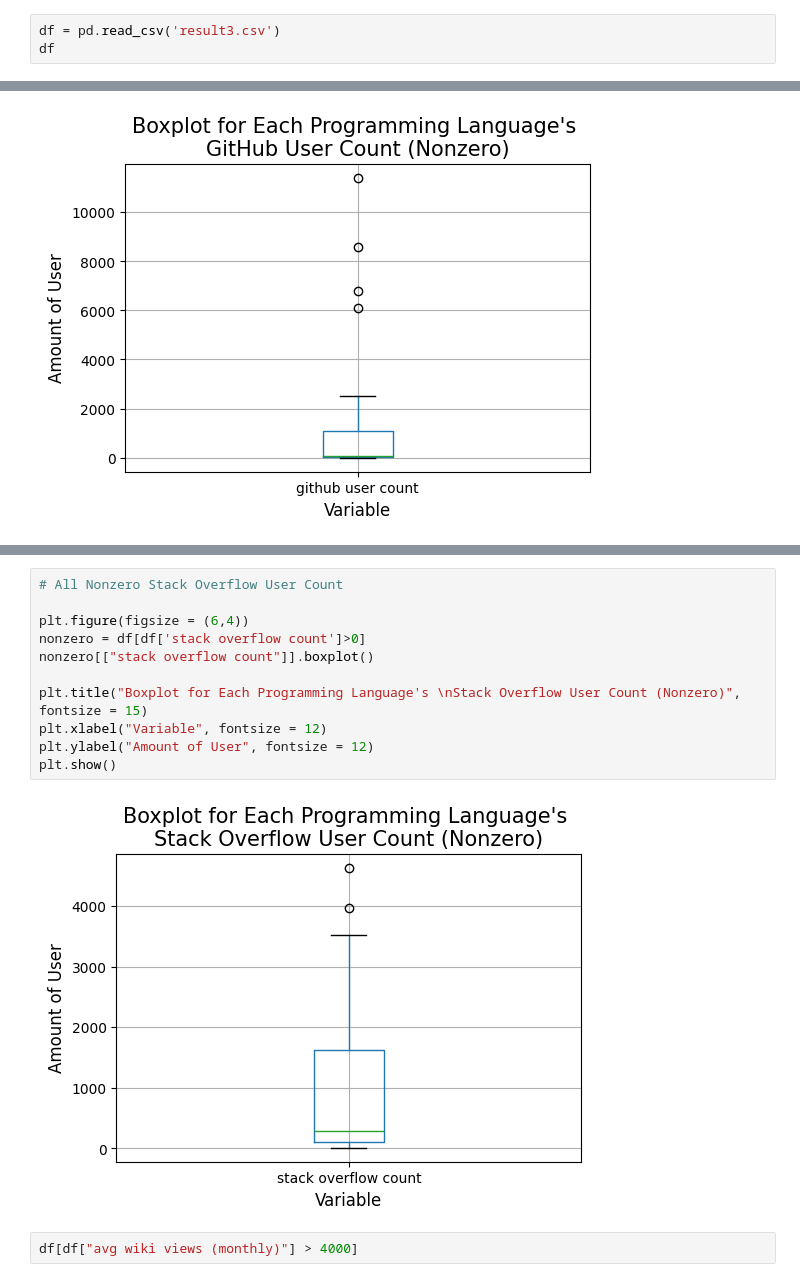
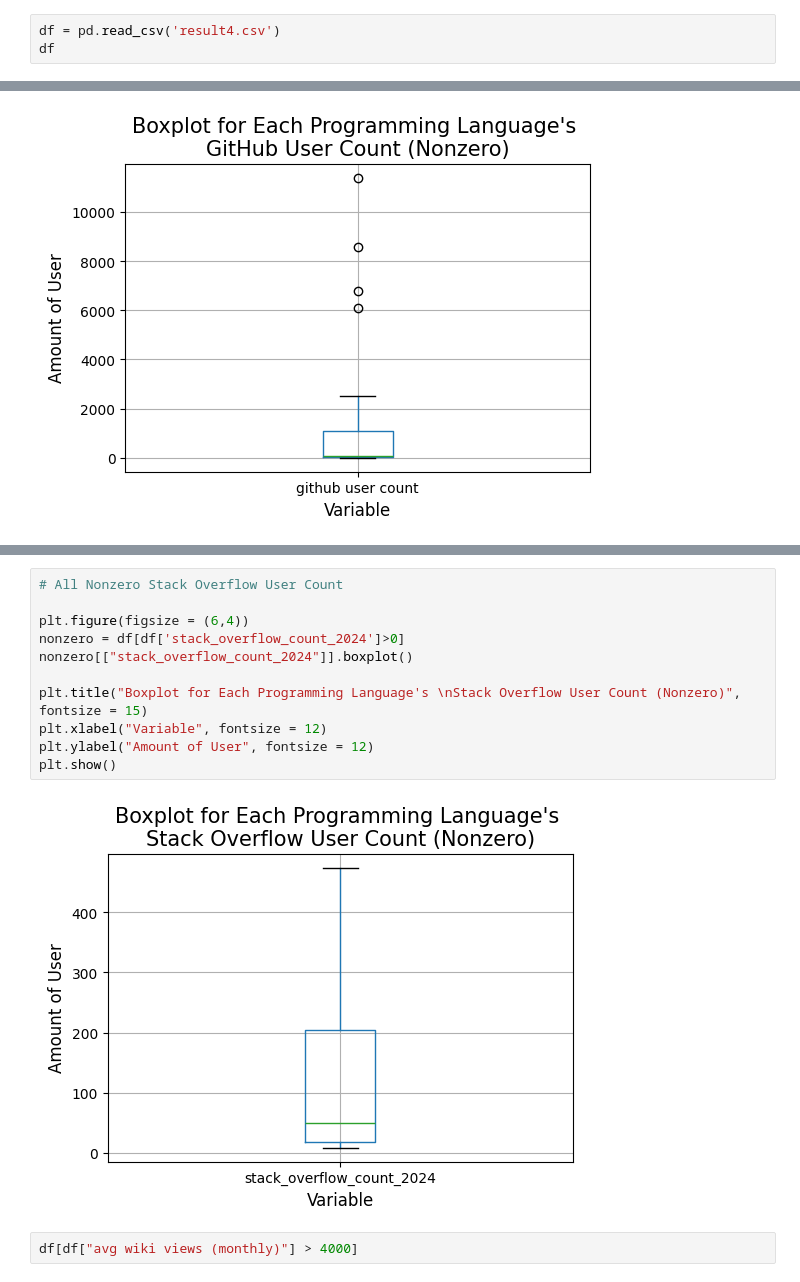
Before and after one commit to Ella-Raputri/FoDS-FinalProject, a Jupyter notebook: EDA/plot1.ipynb, the cells around one changed output, grey strips where cells are left out. Saved outputs shown, nothing was run; the diff lists cells and outputs as text.

```diff
--- a/EDA/plot1.ipynb
+++ b/EDA/plot1.ipynb
@@ -4,7 +4,7 @@ import numpy as np
 import seaborn as sns
 import matplotlib.pyplot as plt
 # %%
-df = pd.read_csv('result3.csv')
+df = pd.read_csv('result4.csv')
 df
 # %% [output]
 |  | programming language | tiobe index ratings | job amount | average salary | location | linkedin skill | ... |
@@ -174,16 +174,16 @@ plt.show()
 # %%
 # All Nonzero Stack Overflow User Count
 
 plt.figure(figsize = (6,4))
-nonzero = df[df['stack overflow count']>0]
-nonzero[["stack overflow count"]].boxplot()
+nonzero = df[df['stack_overflow_count_2024']>0]
+nonzero[["stack_overflow_count_2024"]].boxplot()
 
 plt.title("Boxplot for Each Programming Language's \nStack Overflow User Count (Nonzero)", fontsize = 15)
 plt.xlabel("Variable", fontsize = 12)
 plt.ylabel("Amount of User", fontsize = 12)
 plt.show()
 # %% [output]
-[figure, old version]
+[figure, new version]
 # %%
 df[df["avg wiki views (monthly)"] > 4000]
 # %% [output]
```
Also changed, not shown: parts of 5 cells of this notebook, 22 other files.
